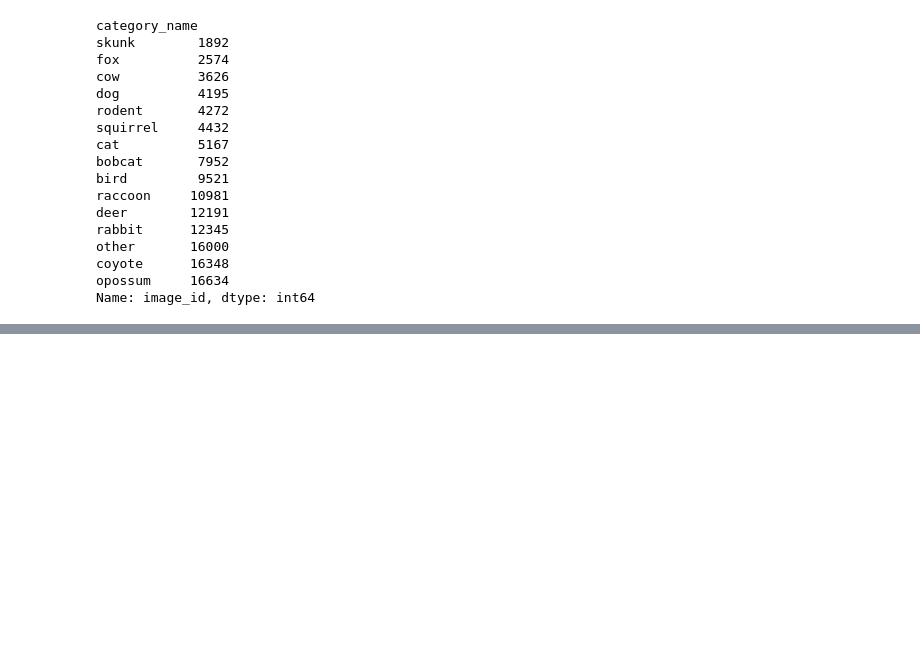
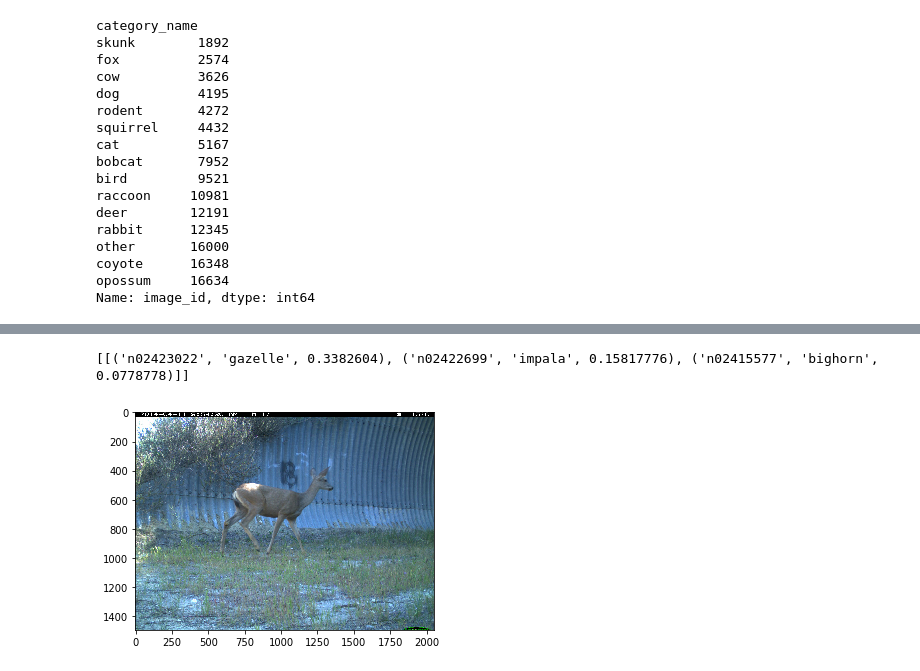
Before and after one commit to vivekmids/crow, a Jupyter notebook: baseline_models.ipynb, the cells around one changed output, grey strips where cells are left out. Drawn from its saved outputs; the diff is of its cells as text; code cells hidden in the pictures; blank space fills up the shorter version.

```diff
--- a/baseline_models.ipynb
+++ b/baseline_models.ipynb
@@ -449,0 +543,15 @@ cat_id_vector_test = list(data_test['category_id'])
+# %%
+img_path = img_vector_train[13]
+img = image.load_img(img_path, target_size=(299, 299))
+x = image.img_to_array(img)
+x = np.expand_dims(x, axis = 0)
+x = preprocess_input(x)
+
+features = model.predict(x)
+print(decode_predictions(features, top = 3))
+
+plt.imshow(image.load_img(img_path))
+plt.show()
+# %% [output]
+[[('n02423022', 'gazelle', 0.3382604), ('n02422699', 'impala', 0.15817776), ('n02415577', 'bighorn', 0.0778778)]]
+[figure, added]
```
Also changed, not shown: parts of 30 cells of this notebook.
